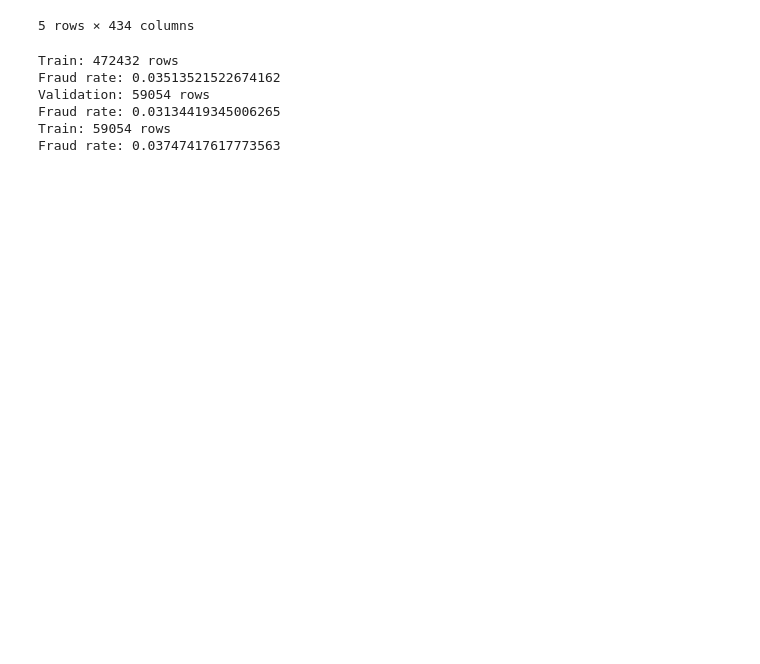
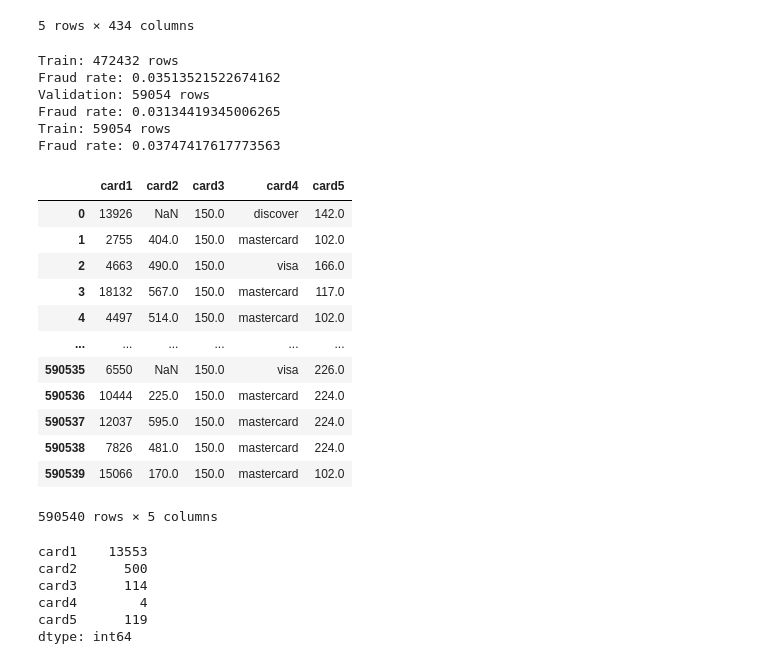
Before and after one commit to SathiyaGirider/fraud-platform, a Jupyter notebook: ml-service/notebooks/02_feature_engineering.ipynb, the cells around one changed output. Drawn from its saved outputs; the diff is of its cells as text; code cells hidden in the pictures; blank space fills up the shorter version.

```diff
--- a/ml-service/notebooks/02_feature_engineering.ipynb
+++ b/ml-service/notebooks/02_feature_engineering.ipynb
@@ -41,3 +41,28 @@ Fraud rate: 0.03747417617773563
 df_train.to_csv("../../data/processed/train.csv", index=False)
 df_val.to_csv("../../data/processed/val.csv", index=False)
 df_test.to_csv("../../data/processed/test.csv", index=False)
+# %%
+df[['card1','card2','card3','card4','card5']]
+# %% [output]
+|  | card1 | card2 | card3 | card4 | card5 |
+| 0 | 13926 | NaN | 150.0 | discover | 142.0 |
+| 1 | 2755 | 404.0 | 150.0 | mastercard | 102.0 |
+| 2 | 4663 | 490.0 | 150.0 | visa | 166.0 |
+| 3 | 18132 | 567.0 | 150.0 | mastercard | 117.0 |
+| 4 | 4497 | 514.0 | 150.0 | mastercard | 102.0 |
+| ... | ... | ... | ... | ... | ... |
+| 590535 | 6550 | NaN | 150.0 | visa | 226.0 |
+| 590536 | 10444 | 225.0 | 150.0 | mastercard | 224.0 |
+| 590537 | 12037 | 595.0 | 150.0 | mastercard | 224.0 |
+| 590538 | 7826 | 481.0 | 150.0 | mastercard | 224.0 |
+| 590539 | 15066 | 170.0 | 150.0 | mastercard | 102.0 |
+590540 rows × 5 columns
+# %%
+df[['card1','card2','card3','card4','card5']].nunique()
+# %% [output]
+card1    13553
+card2      500
+card3      114
+card4        4
+card5      119
+dtype: int64
```
Also changed, not shown: parts of 2 cells of this notebook, 1 other file.
